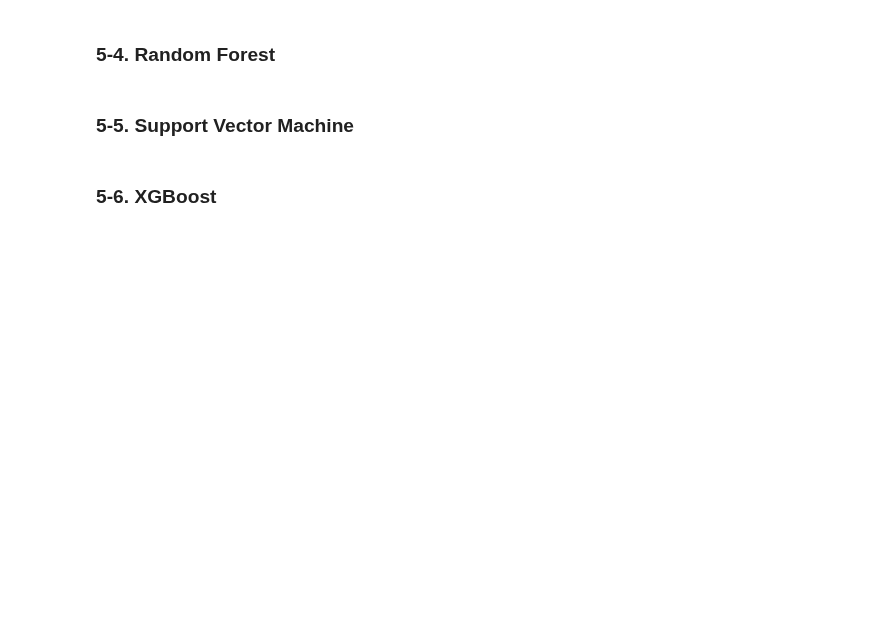
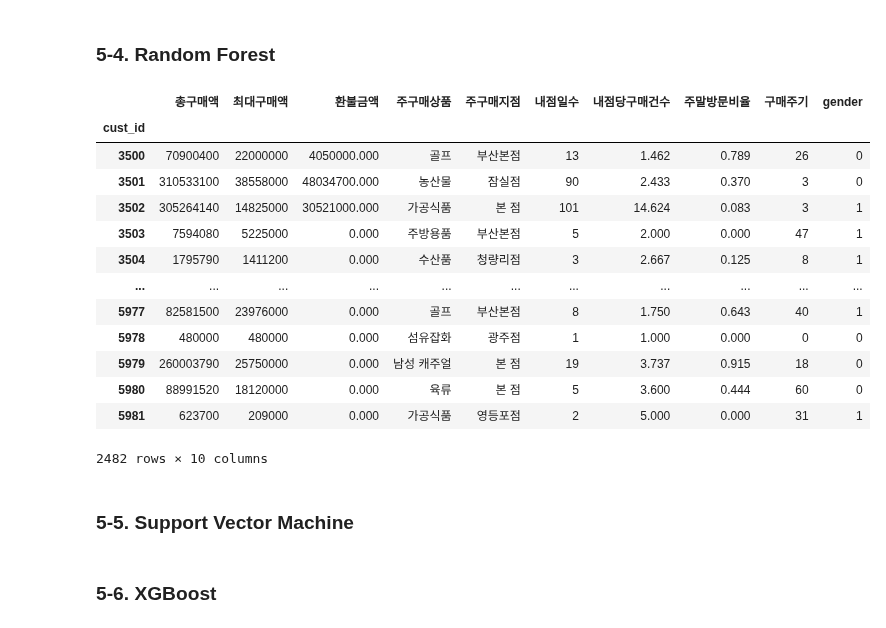
Before and after one commit to iss760/machine-learning, a Jupyter notebook: certification/practical_type02.ipynb, the cells around one changed output. Drawn from its saved outputs; the diff is of its cells as text; code cells hidden in the pictures; blank space fills up the shorter version.

Commit message:
Add random forest model

```diff
--- a/certification/practical_type02.ipynb
+++ b/certification/practical_type02.ipynb
@@ -384,5 +463,34 @@ tree.plot_tree
 # %% [markdown]
 ### 5-4. Random Forest
+# %%
+import sklearn.ensemble as ens
+
+rf = ens.RandomForestClassifier()
+
+X = X_data.copy()
+y = y_data.copy()
+rf.fit(X, y)
+
+input_val = pd.get_dummies(X_test)
+pred = rf.predict(input_val)
+pred_df = pd.DataFrame(pred, index=X_test.index, columns=['gender'])
+res = X_test.join(pred_df)
+res
+# %% [output]
+|  | 총구매액 | 최대구매액 | 환불금액 | 주구매상품 | 주구매지점 | 내점일수 | 내점당구매건수 | 주말방문비율 | 구매주기 | gender |
+| cust_id |  |  |  |  |  |  |  |  |  |  |
+| 3500 | 70900400 | 22000000 | 4050000.000 | 골프 | 부산본점 | 13 | 1.462 | 0.789 | 26 | 0 |
+| 3501 | 310533100 | 38558000 | 48034700.000 | 농산물 | 잠실점 | 90 | 2.433 | 0.370 | 3 | 0 |
+| 3502 | 305264140 | 14825000 | 30521000.000 | 가공식품 | 본 점 | 101 | 14.624 | 0.083 | 3 | 1 |
+| 3503 | 7594080 | 5225000 | 0.000 | 주방용품 | 부산본점 | 5 | 2.000 | 0.000 | 47 | 1 |
+| 3504 | 1795790 | 1411200 | 0.000 | 수산품 | 청량리점 | 3 | 2.667 | 0.125 | 8 | 1 |
+| ... | ... | ... | ... | ... | ... | ... | ... | ... | ... | ... |
+| 5977 | 82581500 | 23976000 | 0.000 | 골프 | 부산본점 | 8 | 1.750 | 0.643 | 40 | 1 |
+| 5978 | 480000 | 480000 | 0.000 | 섬유잡화 | 광주점 | 1 | 1.000 | 0.000 | 0 | 0 |
+| 5979 | 260003790 | 25750000 | 0.000 | 남성 캐주얼 | 본 점 | 19 | 3.737 | 0.915 | 18 | 0 |
+| 5980 | 88991520 | 18120000 | 0.000 | 육류 | 본 점 | 5 | 3.600 | 0.444 | 60 | 0 |
+| 5981 | 623700 | 209000 | 0.000 | 가공식품 | 영등포점 | 2 | 5.000 | 0.000 | 31 | 1 |
+2482 rows × 10 columns
 # %% [markdown]
 ### 5-5. Support Vector Machine
 # %% [markdown]
```
Also changed, not shown: parts of 8 cells of this notebook.
